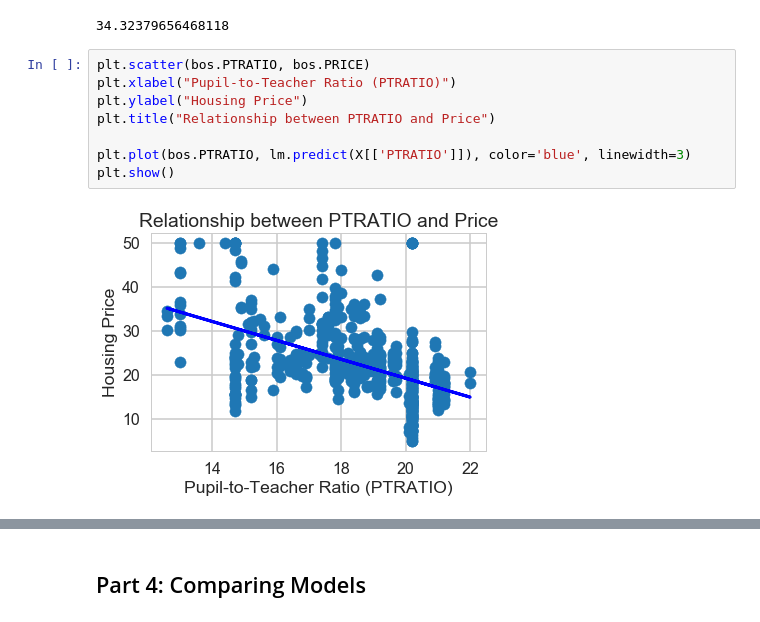
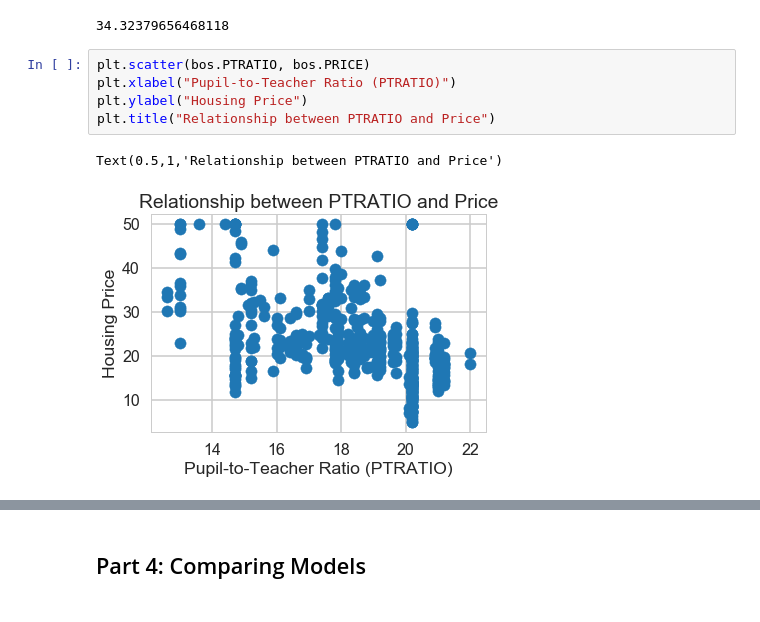
Before and after one commit to Roxanarvk/Boston-Housing-Pricing, a Jupyter notebook: Mini_Project_Linear_Regression.ipynb, the cells around one changed output, grey strips where cells are left out. Drawn from its saved outputs; the diff is of its cells as text.

```diff
--- a/Mini_Project_Linear_Regression.ipynb
+++ b/Mini_Project_Linear_Regression.ipynb
@@ -671,10 +770,8 @@ np.mean((bos.PRICE - lm.predict(X[['CRIM','RM','PTRATIO']])) ** 2)
 # %%
 plt.scatter(bos.PTRATIO, bos.PRICE)
 plt.xlabel("Pupil-to-Teacher Ratio (PTRATIO)")
 plt.ylabel("Housing Price")
 plt.title("Relationship between PTRATIO and Price")
-
-plt.plot(bos.PTRATIO, lm.predict(X[['PTRATIO']]), color='blue', linewidth=3)
-plt.show()
 # %% [output]
+Text(0.5,1,'Relationship between PTRATIO and Price')
-[figure, old version]
+[figure, new version]
```
Also changed, not shown: parts of 27 cells of this notebook.
